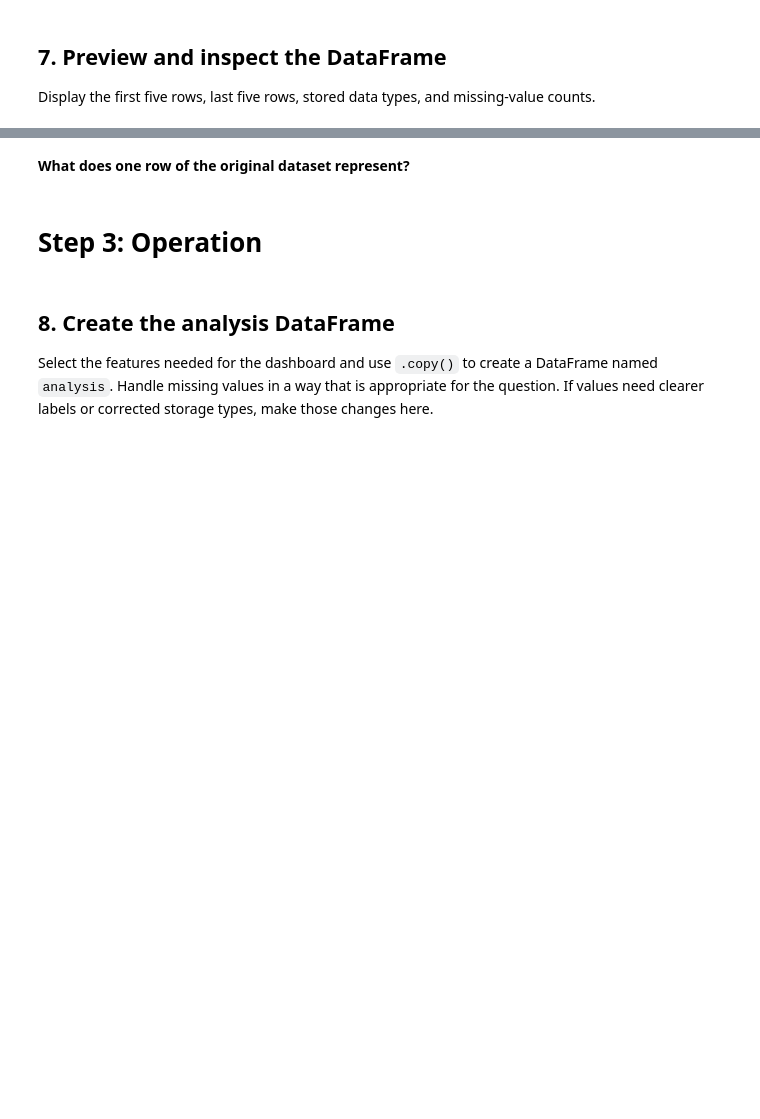
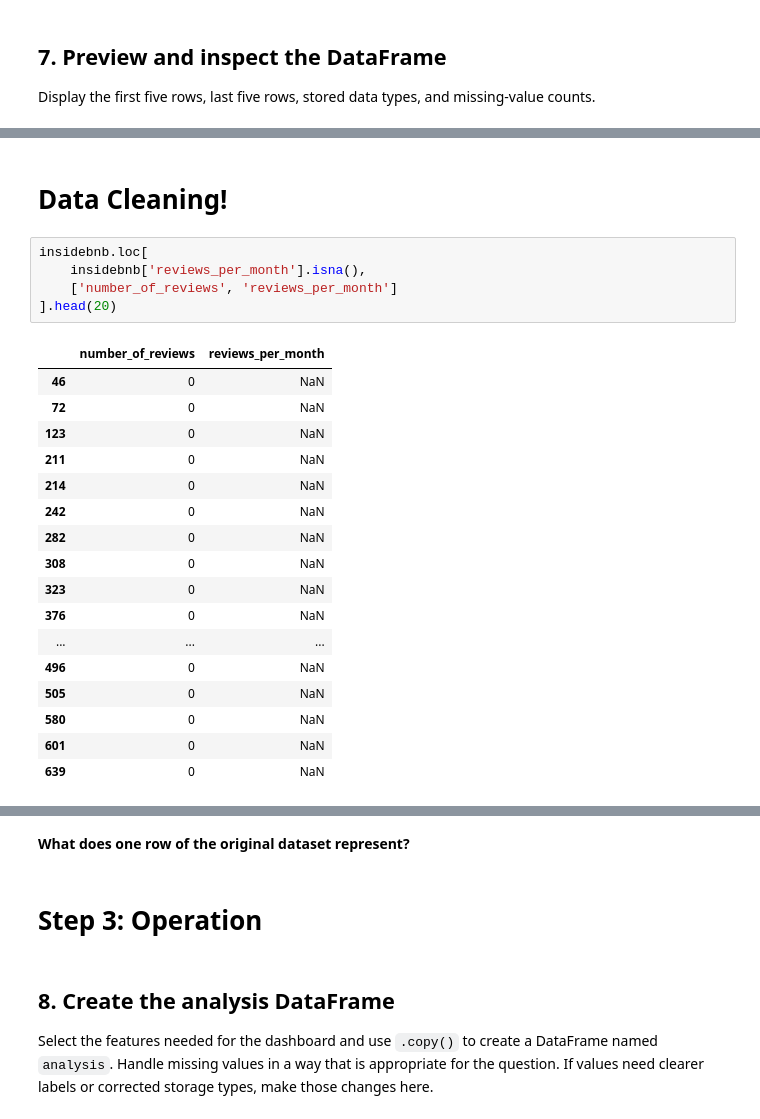
Before and after one commit to swolbroham/Data_Visualization_and_Modeling_Campus, a Jupyter notebook: week04/lab/Lab - Building an Interactive Dashboard.ipynb, the cells around one changed output, grey strips where cells are left out. Drawn from its saved outputs; the diff is of its cells as text; blank space fills up the shorter version.

```diff
--- a/week04/lab/Lab - Building an Interactive Dashboard.ipynb
+++ b/week04/lab/Lab - Building an Interactive Dashboard.ipynb
@@ -93,0 +202,25 @@ Display the first five rows, last five rows, stored data types, and missing-valu
+# %% [markdown]
+# Data Cleaning!
+# %%
+insidebnb.loc[
+    insidebnb['reviews_per_month'].isna(),
+    ['number_of_reviews', 'reviews_per_month']
+].head(20)
+# %% [output]
+|  | number_of_reviews | reviews_per_month |
+| 46 | 0 | NaN |
+| 72 | 0 | NaN |
+| 123 | 0 | NaN |
+| 211 | 0 | NaN |
+| 214 | 0 | NaN |
+| 242 | 0 | NaN |
+| 282 | 0 | NaN |
+| 308 | 0 | NaN |
+| 323 | 0 | NaN |
+| 376 | 0 | NaN |
+| ... | ... | ... |
+| 496 | 0 | NaN |
+| 505 | 0 | NaN |
+| 580 | 0 | NaN |
+| 601 | 0 | NaN |
+| 639 | 0 | NaN |
```
Also changed, not shown: parts of 73 cells of this notebook, 1 other file.
